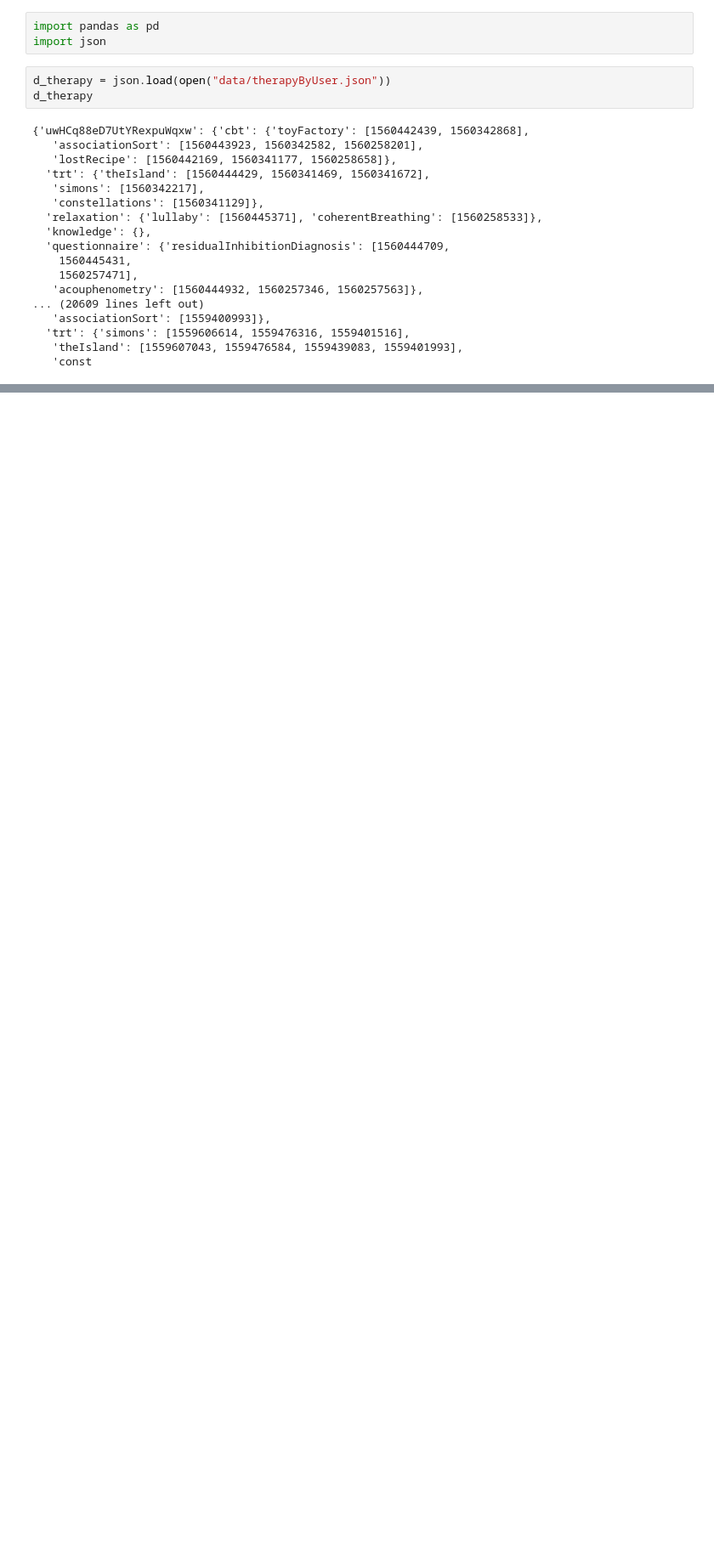
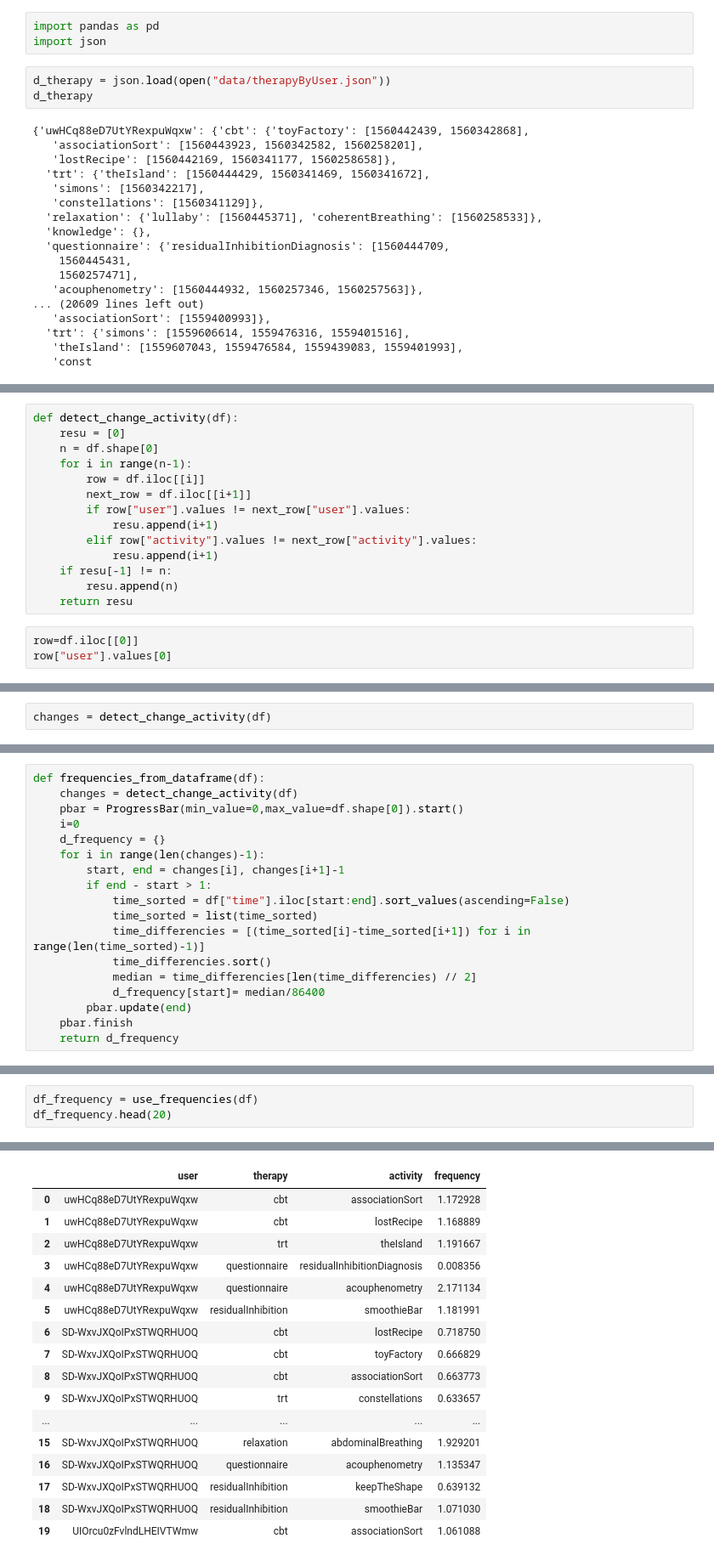
Before and after one commit to clementcome/EI_ST4_therapies, a Jupyter notebook: Notebook_EI.ipynb, the cells around one changed output, grey strips where cells are left out. Shown at 85% size. Cells and saved outputs as stored; diff of their text form; blank space fills up the shorter version.

Commit message:
Extract frequencies

```diff
--- a/Notebook_EI.ipynb
+++ b/Notebook_EI.ipynb
@@ -42,0 +71,17 @@ NameError: name 'user' is not defined
+# %%
+def detect_change_activity(df):
+    resu = [0]
+    n = df.shape[0]
+    for i in range(n-1):
+        row = df.iloc[[i]]
+        next_row = df.iloc[[i+1]]
+        if row["user"].values != next_row["user"].values:
+            resu.append(i+1)
+        elif row["activity"].values != next_row["activity"].values:
+            resu.append(i+1)
+    if resu[-1] != n:
+        resu.append(n)
+    return resu
+# %%
+row=df.iloc[[0]]
+row["user"].values[0]
@@ -42,0 +90,2 @@ NameError: name 'user' is not defined
+# %%
+changes = detect_change_activity(df)
@@ -42,0 +97,18 @@ NameError: name 'user' is not defined
+# %%
+def frequencies_from_dataframe(df):
+    changes = detect_change_activity(df)
+    pbar = ProgressBar(min_value=0,max_value=df.shape[0]).start()
+    i=0
+    d_frequency = {}
+    for i in range(len(changes)-1):
+        start, end = changes[i], changes[i+1]-1
+        if end - start > 1:
+            time_sorted = df["time"].iloc[start:end].sort_values(ascending=False)
+            time_sorted = list(time_sorted)
+            time_differencies = [(time_sorted[i]-time_sorted[i+1]) for i in range(len(time_sorted)-1)]
+            time_differencies.sort()
+            median = time_differencies[len(time_differencies) // 2]
+            d_frequency[start]= median/86400
+        pbar.update(end)
+    pbar.finish
+    return d_frequency
@@ -42,0 +149,4 @@ NameError: name 'user' is not defined
+# %%
+df_frequency = use_frequencies(df)
+df_frequency.head(20)
+# %% [output]
@@ -42,0 +154,17 @@ NameError: name 'user' is not defined
+|  | user | therapy | activity | frequency |
+| 0 | uwHCq88eD7UtYRexpuWqxw | cbt | associationSort | 1.172928 |
+| 1 | uwHCq88eD7UtYRexpuWqxw | cbt | lostRecipe | 1.168889 |
+| 2 | uwHCq88eD7UtYRexpuWqxw | trt | theIsland | 1.191667 |
+| 3 | uwHCq88eD7UtYRexpuWqxw | questionnaire | residualInhibitionDiagnosis | 0.008356 |
+| 4 | uwHCq88eD7UtYRexpuWqxw | questionnaire | acouphenometry | 2.171134 |
+| 5 | uwHCq88eD7UtYRexpuWqxw | residualInhibition | smoothieBar | 1.181991 |
+| 6 | SD-WxvJXQoIPxSTWQRHUOQ | cbt | lostRecipe | 0.718750 |
+| 7 | SD-WxvJXQoIPxSTWQRHUOQ | cbt | toyFactory | 0.666829 |
+| 8 | SD-WxvJXQoIPxSTWQRHUOQ | cbt | associationSort | 0.663773 |
+| 9 | SD-WxvJXQoIPxSTWQRHUOQ | trt | constellations | 0.633657 |
+| ... | ... | ... | ... | ... |
+| 15 | SD-WxvJXQoIPxSTWQRHUOQ | relaxation | abdominalBreathing | 1.929201 |
+| 16 | SD-WxvJXQoIPxSTWQRHUOQ | questionnaire | acouphenometry | 1.135347 |
+| 17 | SD-WxvJXQoIPxSTWQRHUOQ | residualInhibition | keepTheShape | 0.639132 |
+| 18 | SD-WxvJXQoIPxSTWQRHUOQ | residualInhibition | smoothieBar | 1.071030 |
+| 19 | UIOrcu0zFvlndLHEIVTWmw | cbt | associationSort | 1.061088 |
```
Also changed, not shown: parts of 10 cells of this notebook, 2 other files.
